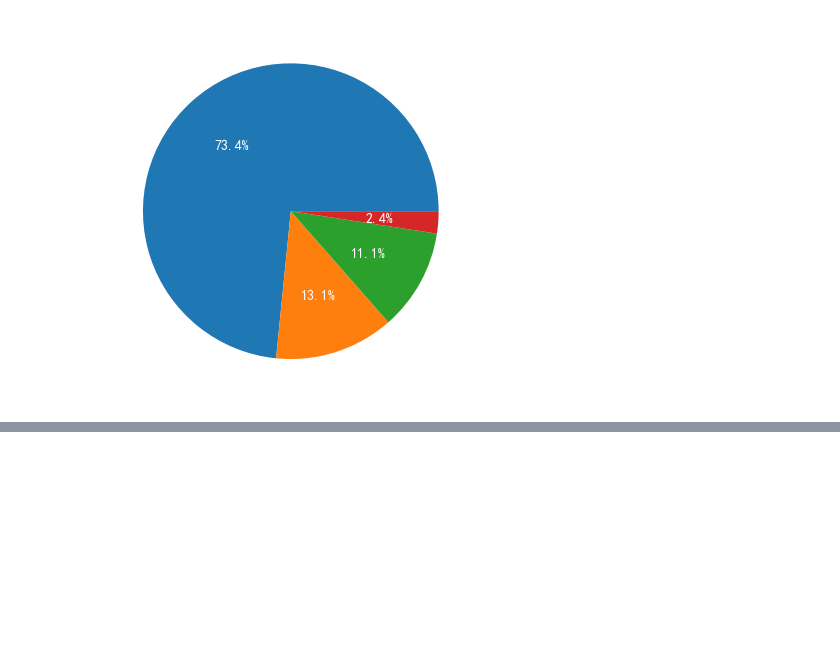
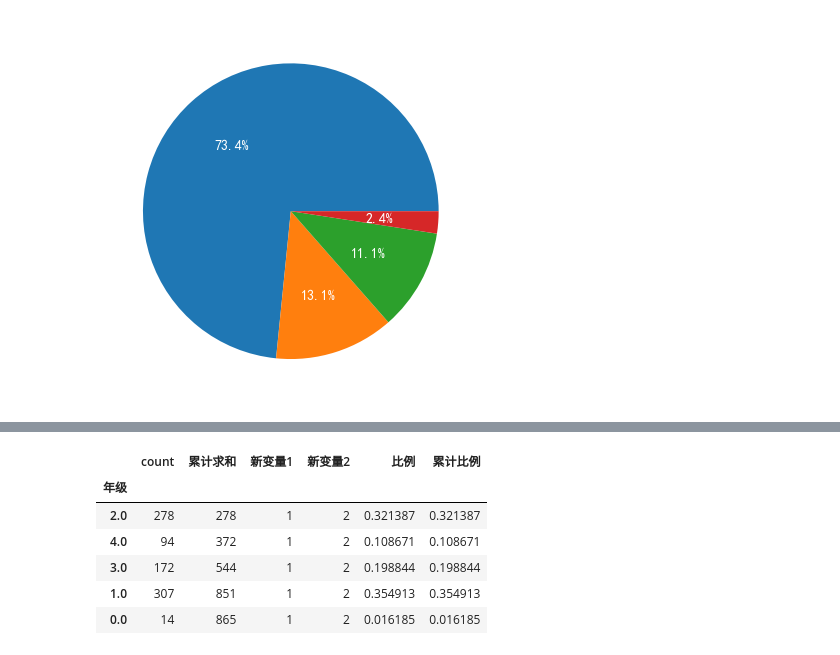
Before and after one commit to 02Yyli/liy7uanyuan, a Jupyter notebook: description.ipynb, the cells around one changed output, grey strips where cells are left out. Saved outputs shown, nothing was run; the diff lists cells and outputs as text; code cells hidden in the pictures; blank space fills up the shorter version.

```diff
--- a/description.ipynb
+++ b/description.ipynb
@@ -40,0 +76,10 @@ plt.show()
+# %%
+df_result
+# %% [output]
+|  | count | 累计求和 | 新变量1 | 新变量2 | 比例 | 累计比例 |
+| 年级 |  |  |  |  |  |  |
+| 2.0 | 278 | 278 | 1 | 2 | 0.321387 | 0.321387 |
+| 4.0 | 94 | 372 | 1 | 2 | 0.108671 | 0.108671 |
+| 3.0 | 172 | 544 | 1 | 2 | 0.198844 | 0.198844 |
+| 1.0 | 307 | 851 | 1 | 2 | 0.354913 | 0.354913 |
+| 0.0 | 14 | 865 | 1 | 2 | 0.016185 | 0.016185 |
```
Also changed, not shown: parts of 8 cells of this notebook, 2 other files.
